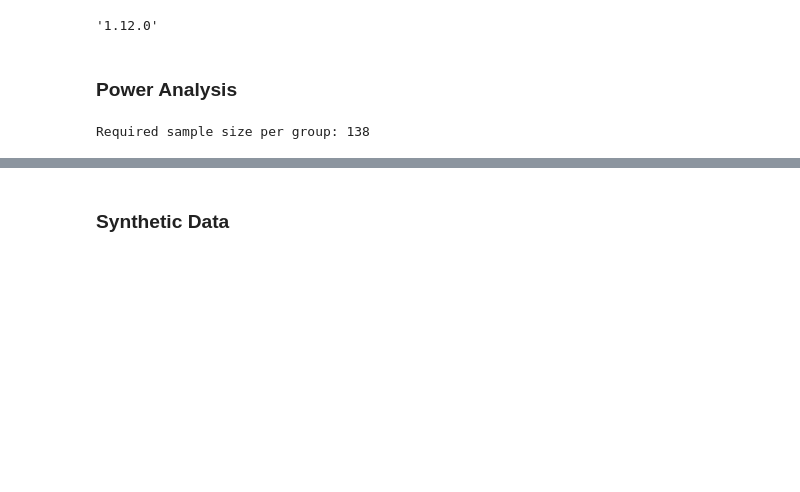
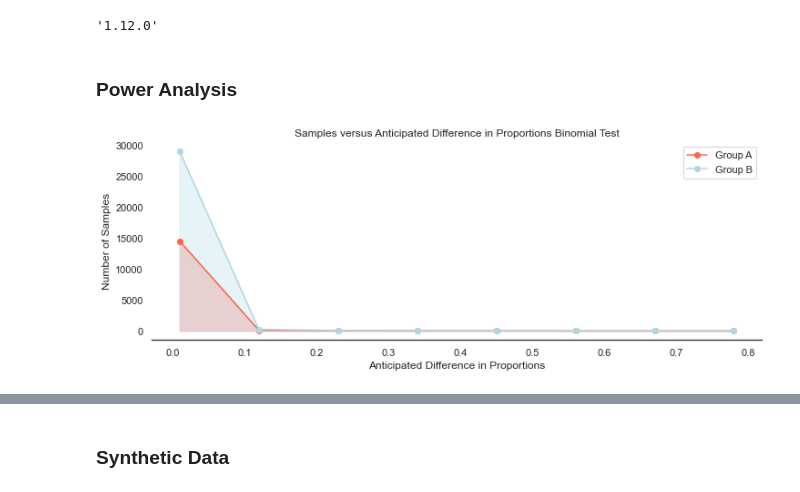
Before and after one commit to sam-tritto/statistical-tests, a Jupyter notebook: Binomial_Test.ipynb, the cells around one changed output, grey strips where cells are left out. Cells and saved outputs as stored; diff of their text form; code cells hidden in the pictures; blank space fills up the shorter version.

```diff
--- a/Binomial_Test.ipynb
+++ b/Binomial_Test.ipynb
@@ -55,7 +48,7 @@ np.random.seed(42)
 sns.set(style="white", palette="mako")
 
 # colors
-color = 'salmon'
+color = 'tomato'
 
 # remove some borders
 plt.rcParams['axes.axisbelow'] = True
@@ -81,14 +63,0 @@ def binomial_sample_size(p, alpha, confidence_level=0.95):
-# %%
-# Replace with your estimated proportion
-estimated_proportion = historical_ctr
-
-# Replace with your desired margin of error
-alpha = 0.05
-
-# Replace with your desired confidence level
-confidence_level = 0.95
-
-sample_size = binomial_sample_size(estimated_proportion, alpha, confidence_level)
-print(f"Required sample size per group: {sample_size}")
-# %% [output]
-Required sample size per group: 138
@@ -94,0 +122,13 @@ Required sample size per group: 138
+# %%
+# the confidence level (1-alpha) or False Positive Rate
+confidence_level = 0.95
+# the statistical power of the test or the True Positive Rate
+power = 0.8
+# the historical proportion of group A
+p1 = historical_ctr
+# how many times more samples for group B
+k = 2
+
+plot_power_binom(p1 = historical_ctr, k=k, confidence_level=confidence_level, power=power)
+# %% [output]
+[figure, added]
```
Also changed, not shown: parts of 15 cells of this notebook.
